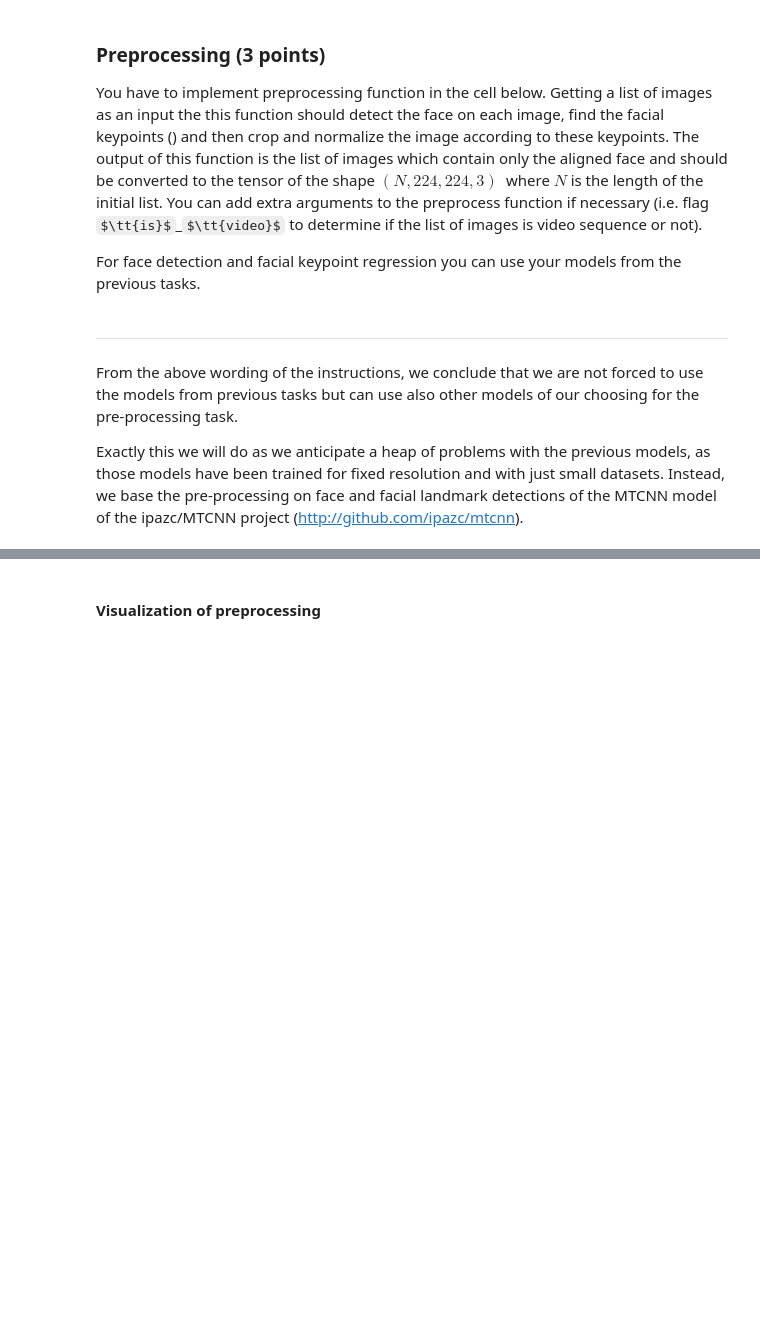
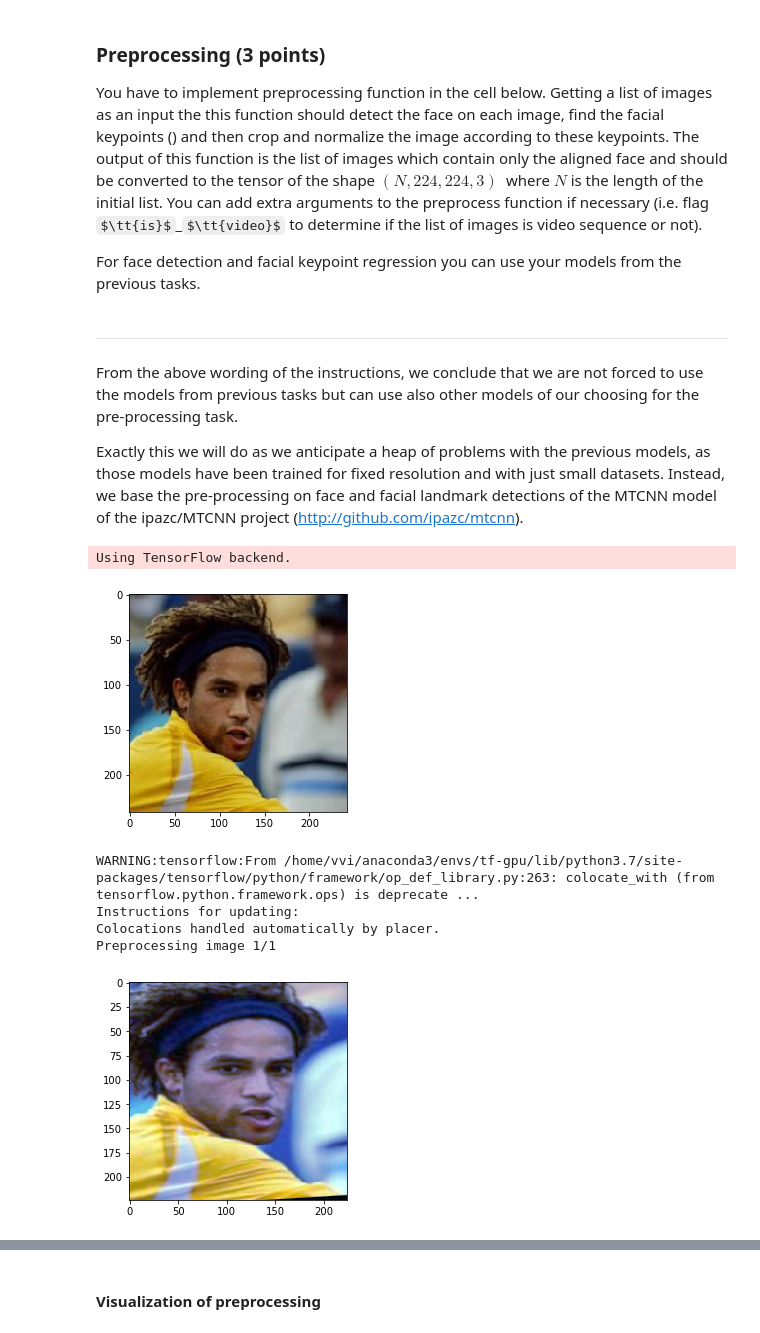
Before and after one commit to vvivvi/face-recognition, a Jupyter notebook: ace_Recognition_task_video_tests.ipynb, the cells around one changed output, grey strips where cells are left out. Drawn from its saved outputs; the diff is of its cells as text; code cells hidden in the pictures; some formulas as TeX source; blank space fills up the shorter version.

```diff
--- a/ace_Recognition_task_video_tests.ipynb
+++ b/ace_Recognition_task_video_tests.ipynb
@@ -278,7 +310,7 @@ def preprocess_imgs(imgs, size_multiplier=2.15):
       #ax = plt.gca()
       face=faces[min_ind]
 
-      #x, y, width, height = face['box']
+      x, y, width, height = face['box']
       #rect = Rectangle((x, y), width, height, fill=False, color='red')
       #ax.add_patch(rect)
       #dot = Circle(face['keypoints']['left_eye'], radius=2, color='green')
@@ -291,31 +323,43 @@ def preprocess_imgs(imgs, size_multiplier=2.15):
         ret_imgs.append(np.zeros((224,224,3)))
         continue
 
+      x=max(0,x)
+      y=max(0,y)
+      width=min(width,img.shape[1]-x)
+      height=min(height,img.shape[0]-y)
+
       eyes=[face['keypoints']['left_eye'], face['keypoints']['right_eye']]
       #print(eyes)
-      img_transformed = equalize_color_img(transform_face(img, eyes,
-                                                          size_multiplier=size_multiplier))
 
-      #blur = np.var(filters.laplace(img_transformed[:,:,0])) + np.var(filters.laplace(img_transformed[:,:,1])) + np.var(filters.laplace(img_transformed[:,:,2]))
-      #print('Blur: ',blur)
 
-      img_blurred=copy.deepcopy(img_transformed)
+      blacken_outside_face = False
 
-      #sigma=1
-      #for i in range(5):
-      #  img_blurred=filters.gaussian(img_blurred)
-      #sharpness = measure_blur(img_blurred)
-      #MAX_SHARPNESS = 0.0005
-      #while sharpness > MAX_SHARPNESS:
-      #  img_blurred=filters.gaussian(img_blurred)
-      #  sharpness = measure_blur(img_blurred)
-        #print('Blur after {} iterations of Gaussian blurring: {}'.format(i+1,blur))
+      if blacken_outside_face:
+          img_eq=np.zeros_like(img)
+          #print('Equalizing ',face['box'])
+          #plt.imshow(img[y:y+height,x:x+width,:])
+          #plt.show()
+          img_eq[y:y+height,x:x+width,:] = equalize_color_img(img[y:y+height,x:x+width,:])
+          ret_imgs.append(transform_face(img, eyes, face['box'], size_multiplier=size_multiplier))
+      else:
+          ret_imgs.append(equalize_color_img(transform_face(img, eyes, face['box'],
+                                                          size_multiplier=size_multiplier)))
 
 
 
-
-      #plt.imshow(img_transformed)
-      #plt.show()
-
-      ret_imgs.append(img_blurred)
     return ret_imgs
+# %% [output]
+Using TensorFlow backend.
+# %%
+plt.imshow(x_train['0.jpg'])
+plt.show()
+xx=preprocess_imgs([x_train['0.jpg']])[0]
+plt.imshow(xx)
+plt.show()
+# %% [output]
+[figure, added]
+WARNING:tensorflow:From /home/vvi/anaconda3/envs/tf-gpu/lib/python3.7/site-packages/tensorflow/python/framework/op_def_library.py:263: colocate_with (from tensorflow.python.framework.ops) is deprecate ...
+Instructions for updating:
+Colocations handled automatically by placer.
+Preprocessing image 1/1
+[figure, added]
```
Also changed, not shown: parts of 13 cells of this notebook.
